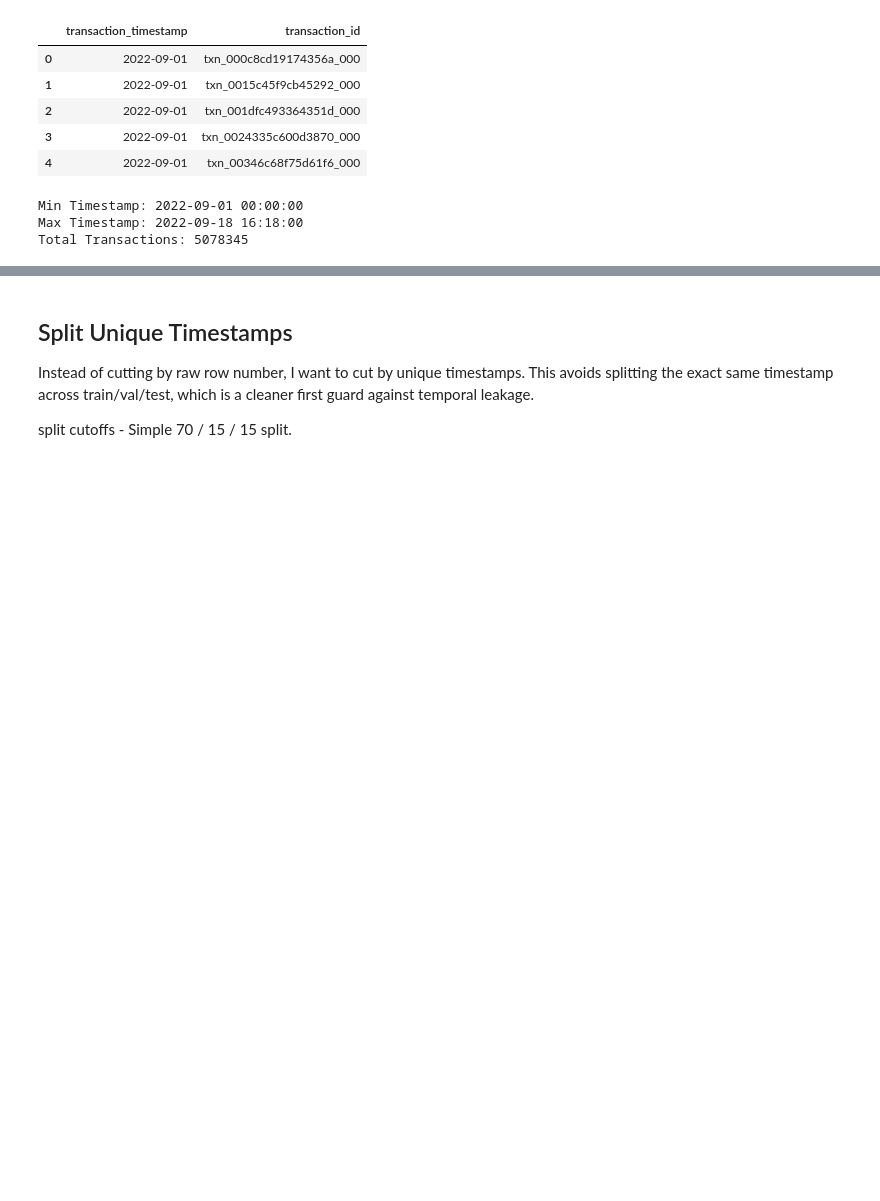
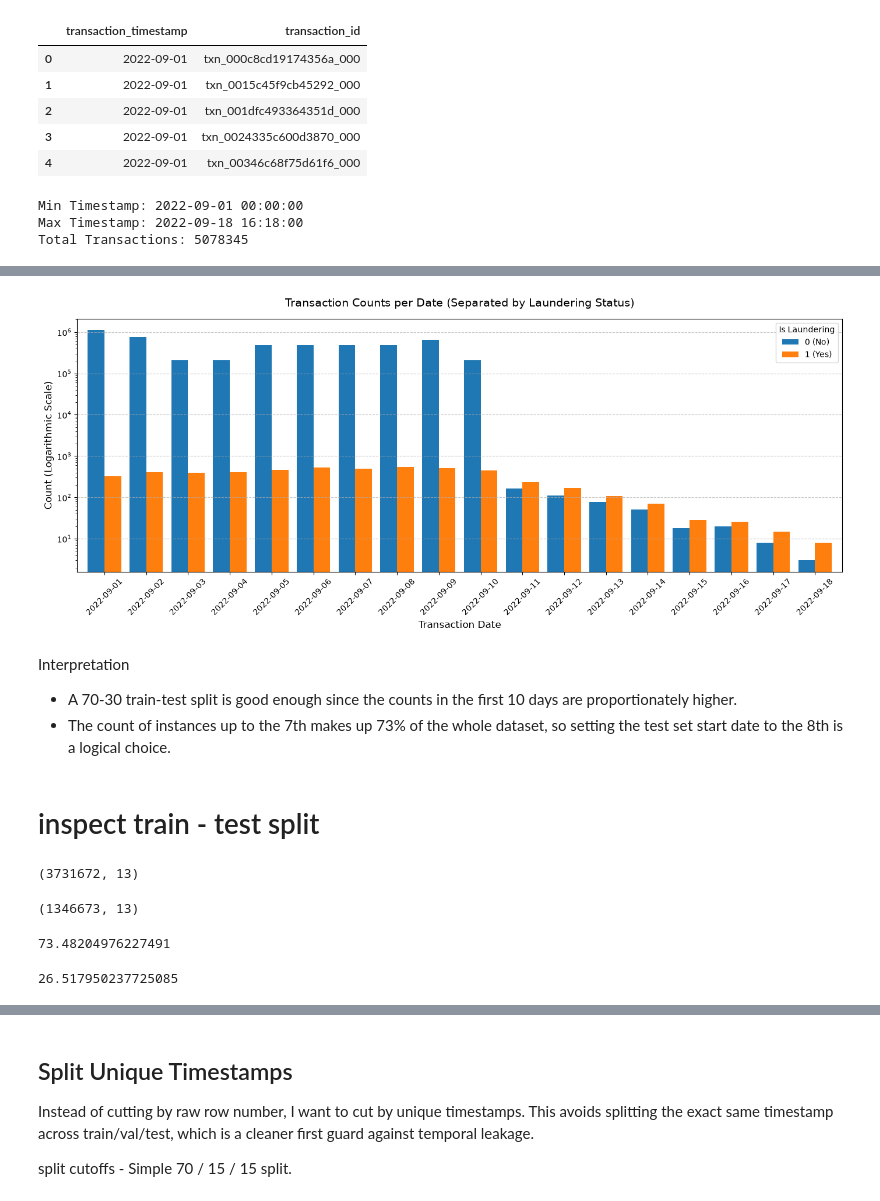
Before and after one commit to surabhi1914/Catch_Fraud, a Jupyter notebook: notebooks/02_split_data.ipynb, the cells around one changed output, grey strips where cells are left out. Saved outputs shown, nothing was run; the diff lists cells and outputs as text; code cells hidden in the pictures; blank space fills up the shorter version.

```diff
--- a/notebooks/02_split_data.ipynb
+++ b/notebooks/02_split_data.ipynb
@@ -115,0 +122,2 @@ Total Transactions: 5078345
+# %%
+df["transaction_date"] = df["transaction_timestamp"].dt.date
@@ -115,0 +166,8 @@ Total Transactions: 5078345
+# %%
+daily_summary_long = (
+    df.groupby("transaction_date")["is_laundering"]
+    .value_counts()
+    .reset_index(name="proportion")
+)
+
+daily_summary_long
@@ -115,0 +192,39 @@ Total Transactions: 5078345
+# %%
+def plot_summary_date(df):
+    df_pivot = df.pivot(
+        index="transaction_date", columns="is_laundering", values="proportion"
+    )
+
+    # Create the grouped bar chart
+    fig, ax = plt.subplots(figsize=(14, 6))
+    df_pivot.plot(kind="bar", ax=ax, width=0.8, color=["#1f77b4", "#ff7f0e"])
+
+    # Add labels and title
+    plt.title(
+        "Transaction Counts per Date (Separated by Laundering Status)",
+        fontsize=14,
+        pad=15,
+    )
+    plt.xlabel("Transaction Date", fontsize=12)
+    plt.ylabel("Count (Logarithmic Scale)", fontsize=12)
+
+    # Set y-axis to log scale due to extreme differences in counts
+    plt.yscale("log")
+
+    # Formatting for better readability
+    plt.xticks(rotation=45)
+    plt.legend(title="Is Laundering", labels=["0 (No)", "1 (Yes)"])
+    plt.grid(axis="y", linestyle="--", alpha=0.7)
+    plt.tight_layout()
+
+    # Display the plot
+    plt.show()
+# %%
+plot_summary_date(daily_summary_long)
+# %% [output]
+[figure, added]
+# %% [markdown]
+Interpretation
+
+- A 70-30 train-test split is good enough since the counts in the first 10 days are proportionately higher.
+- The count of instances up to the 7th makes up 73% of the whole dataset, so setting the test set start date to the 8th is a logical choice.
@@ -115,0 +236,18 @@ Total Transactions: 5078345
+# %% [markdown]
+# inspect train - test split
+# %%
+train_df.shape
+# %% [output]
+(3731672, 13)
+# %%
+test_df.shape
+# %% [output]
+(1346673, 13)
+# %%
+(len(train_df) / len(df)) * 100
+# %% [output]
+73.48204976227491
+# %%
+(len(test_df) / len(df)) * 100
+# %% [output]
+26.517950237725085
```
Also changed, not shown: parts of 29 cells of this notebook, 46 other files.
